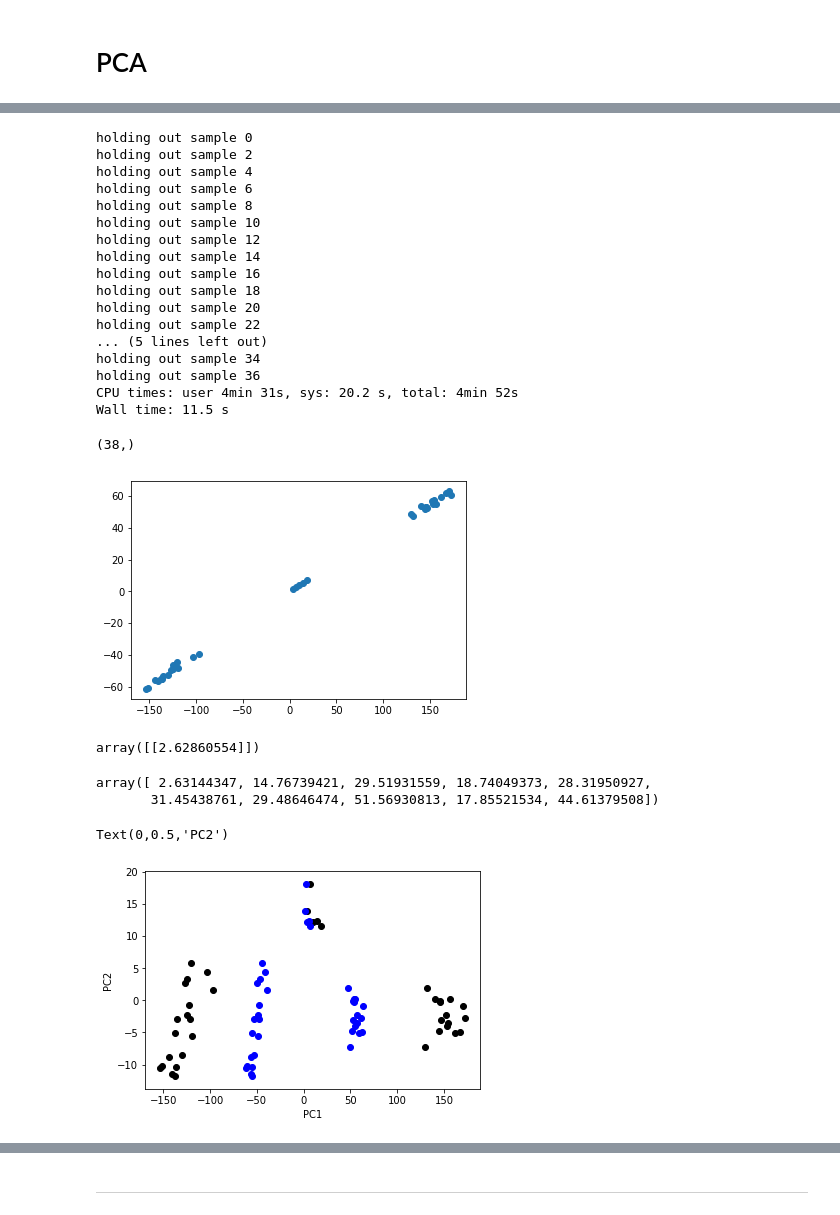
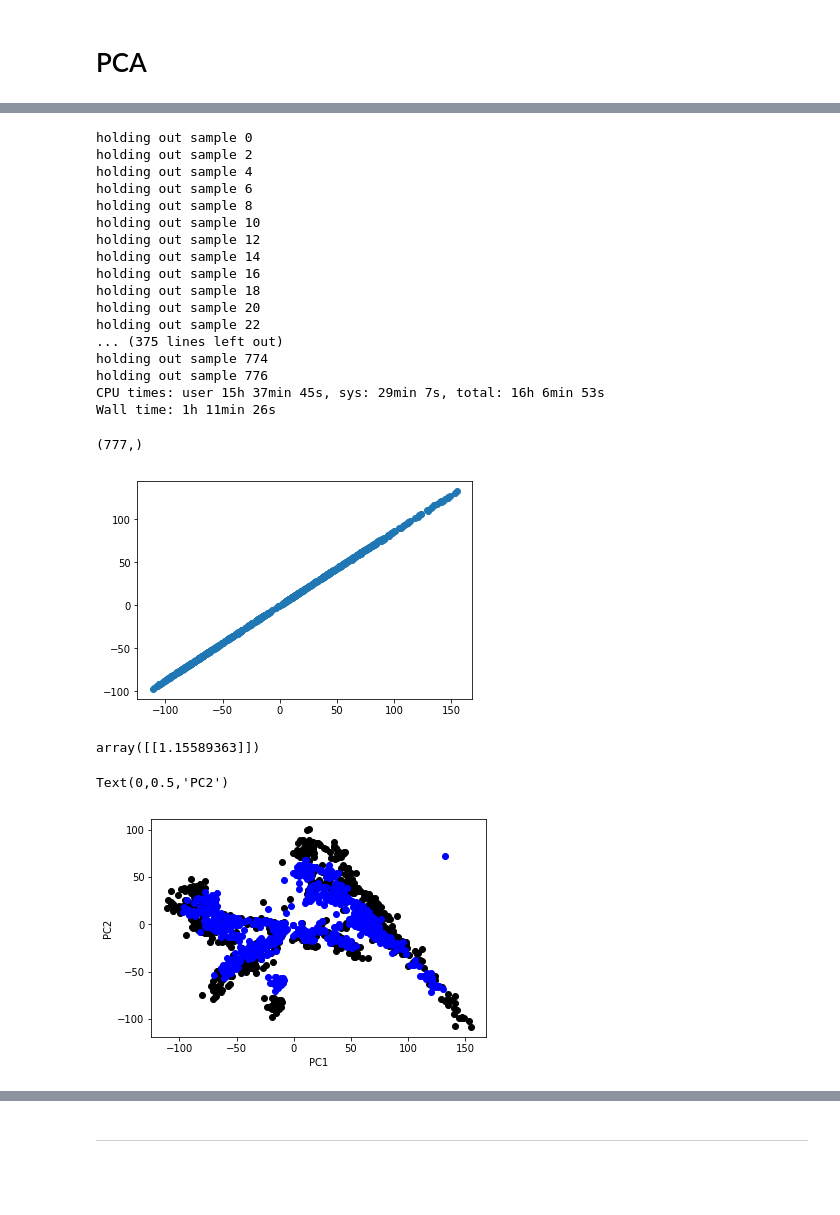
Before and after one commit to ChiChunLiu/pcshrink, a Jupyter notebook: notebooks/holdout-method.ipynb, the cells around one changed output, grey strips where cells are left out. Cells and saved outputs as stored; diff of their text form; code cells hidden in the pictures; blank space fills up the shorter version.

```diff
--- a/notebooks/holdout-method.ipynb
+++ b/notebooks/holdout-method.ipynb
@@ -132,7 +132,8 @@ ind_df
 mrg_df = ind_df.reset_index().merge(clst_df, how="inner", on="iid")
 idx = mrg_df["index"].as_matrix()
 # %%
-Y = data.Y[:, idx]
+#Y = data.Y[:, idx]
+Y = data.Y
 p, n = Y.shape
 print(p, n)
 # %% [output]
@@ -174,6 +175,6 @@ plt.ylabel("Emprical Std");
 # PCA
 # %%
 %%time
-k = 10
+k = 5
 cor = pcshrink.ShrinkageCorrector(Z, k)
 # %% [output]
@@ -188,6 +189,6 @@ plt.ylabel("PC2");
 # %%
 %%time
-cor.jackknife(q=10, o=2)
+cor.jackknife(q=5, o=2)
 # %% [output]
 holding out sample 0
 holding out sample 2
@@ -201,46 +202,32 @@ holding out sample 16
 holding out sample 18
 holding out sample 20
 holding out sample 22
-... (5 lines left out)
-holding out sample 34
-holding out sample 36
-CPU times: user 4min 31s, sys: 20.2 s, total: 4min 52s
-Wall time: 11.5 s
+... (375 lines left out)
+holding out sample 774
+holding out sample 776
+CPU times: user 15h 37min 45s, sys: 29min 7s, total: 16h 6min 53s
+Wall time: 1h 11min 26s
 # %%
 plt.scatter(cor.L[:, 0], cor.L_shrunk[:, 0])
 cor.L_shrunk[:, 0].shape
 cor.L[:, 0].shape
 # %% [output]
-(38,)
+(777,)
-[figure, old version]
+[figure, new version]
 # %%
 from sklearn import linear_model
 regr = linear_model.LinearRegression(fit_intercept=False, normalize=False)
 regr.fit(cor.L_shrunk[:,0].reshape(n, 1), cor.L[:, 0].reshape(n, 1))
 regr.coef_
 # %% [output]
-array([[2.62860554]])
+array([[1.15589363]])
-# %%
-mean_pc_scores = np.mean(cor.L**2, axis=0)
-
-# mean pc scores using the projected samples
-mean_pred_pc_scores = np.mean(cor.L_shrunk**2, axis=0)
-
-## jackknife estimate of the shrinkage factor
-tau = 1 / np.sqrt((mean_pred_pc_scores) / (mean_pc_scores))
-tau
-
-cor.tau
-# %% [output]
-array([ 2.63144347, 14.76739421, 29.51931559, 18.74049373, 28.31950927,
-       31.45438761, 29.48646474, 51.56930813, 17.85521534, 44.61379508])
 # %%
-plt.scatter(cor.L[:, 0], cor.L_shrunk[:, 1], color="black")
-plt.scatter(cor.L_shrunk[:, 0], cor.L_shrunk[:, 1], color="blue")
+plt.scatter(cor.L[:, 0], -cor.L[:, 1], color="black")
+plt.scatter(cor.L_shrunk[:, 0], -cor.L_shrunk[:, 1], color="blue")
 plt.xlabel("PC1")
 plt.ylabel("PC2")
 # %% [output]
 Text(0,0.5,'PC2')
-[figure, old version]
+[figure, new version]
 # %%
 plt.figure(figsize=(12, 8))
```
Also changed, not shown: parts of 6 cells of this notebook, 1 other file.
